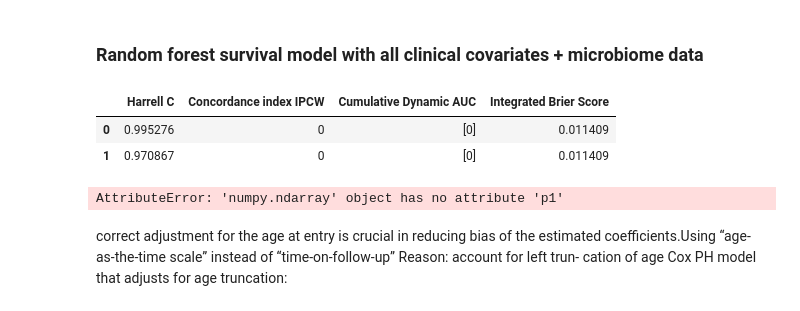
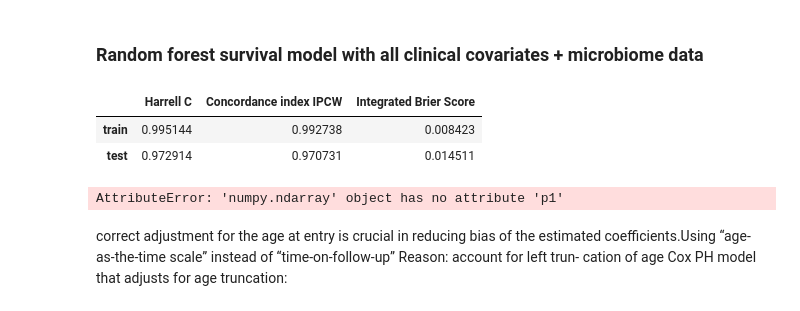
Before and after one commit to TristanFauvel/DreamHF, a Jupyter notebook: src/baseline.ipynb, the cells around one changed output. Cells and saved outputs as stored; diff of their text form; code cells hidden in the pictures.

```diff
--- a/src/baseline.ipynb
+++ b/src/baseline.ipynb
@@ -153,18 +150,18 @@ readcounts_df_train, readcounts_df_test = remove_unique_columns(readcounts_df_tr
 # %%
 df_train = pheno_df_train.join(readcounts_df_train)
 df_test = pheno_df_test.join(readcounts_df_test)
 base_model = RandomSurvivalForest(n_estimators=100, max_depth=None, min_samples_split=6, min_samples_leaf=3)
 
 covariates = df_train.columns
-X_train, X_test, y_train, y_test = prepare_train_test(df_train, df_test, covariates)
+X_train, X_test, y_train, y_test, test_sample_ids = prepare_train_test(df_train, df_test, covariates)
 
 base_model.fit(X_train, y_train)
 
-test_base_model(base_model, X_train, X_test, y_train, y_test, times)
+evaluate_model(base_model, X_train, X_test, y_train, y_test)
 # %% [output]
-|  | Harrell C | Concordance index IPCW | Cumulative Dynamic AUC | Integrated Brier Score |
-| 0 | 0.995276 | 0 | [0] | 0.011409 |
-| 1 | 0.970867 | 0 | [0] | 0.011409 |
+|  | Harrell C | Concordance index IPCW | Integrated Brier Score |
+| train | 0.995144 | 0.992738 | 0.008423 |
+| test | 0.972914 | 0.970731 | 0.014511 |
 # %%
 preds_train = base_model.predict(X_train)
 data = reformat_inputs(X_train, preds_train)
```
Also changed, not shown: parts of 10 cells of this notebook, 10 other files.
